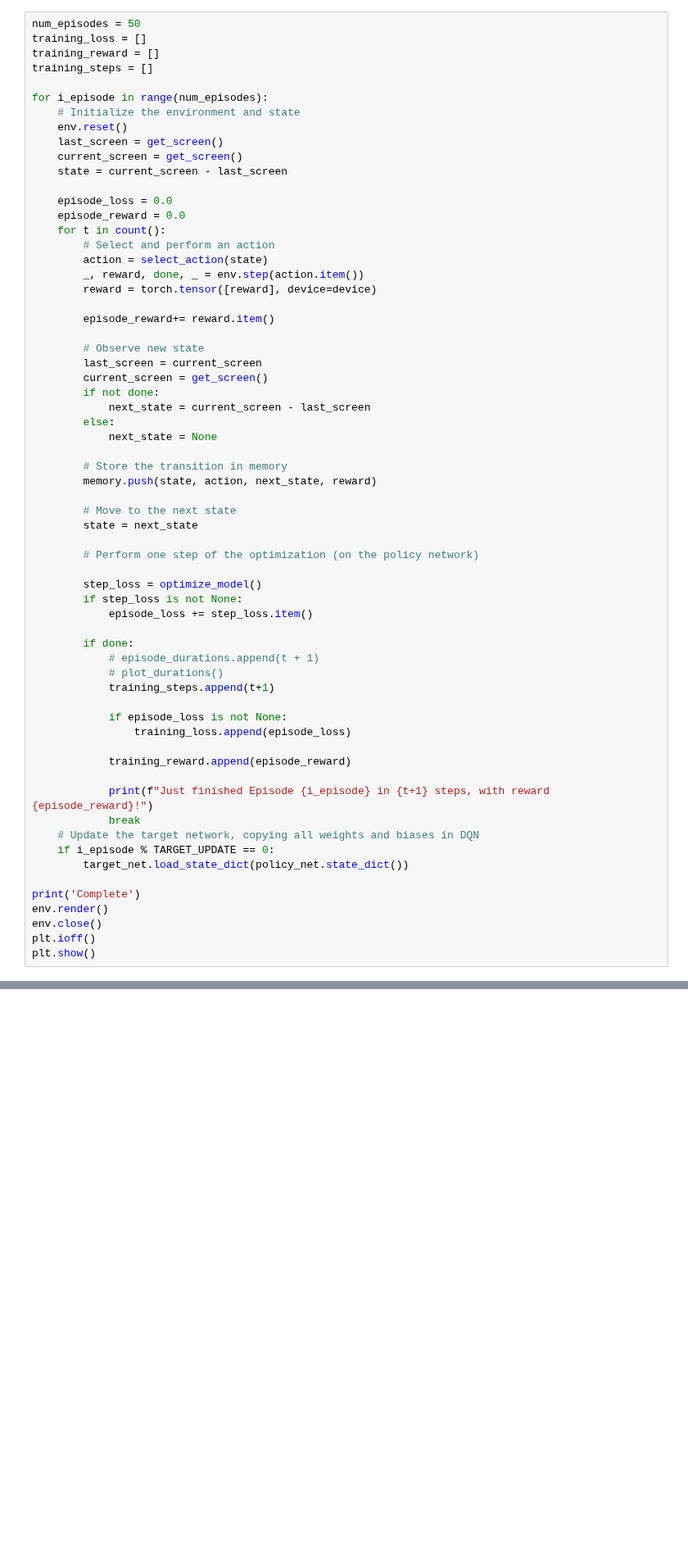
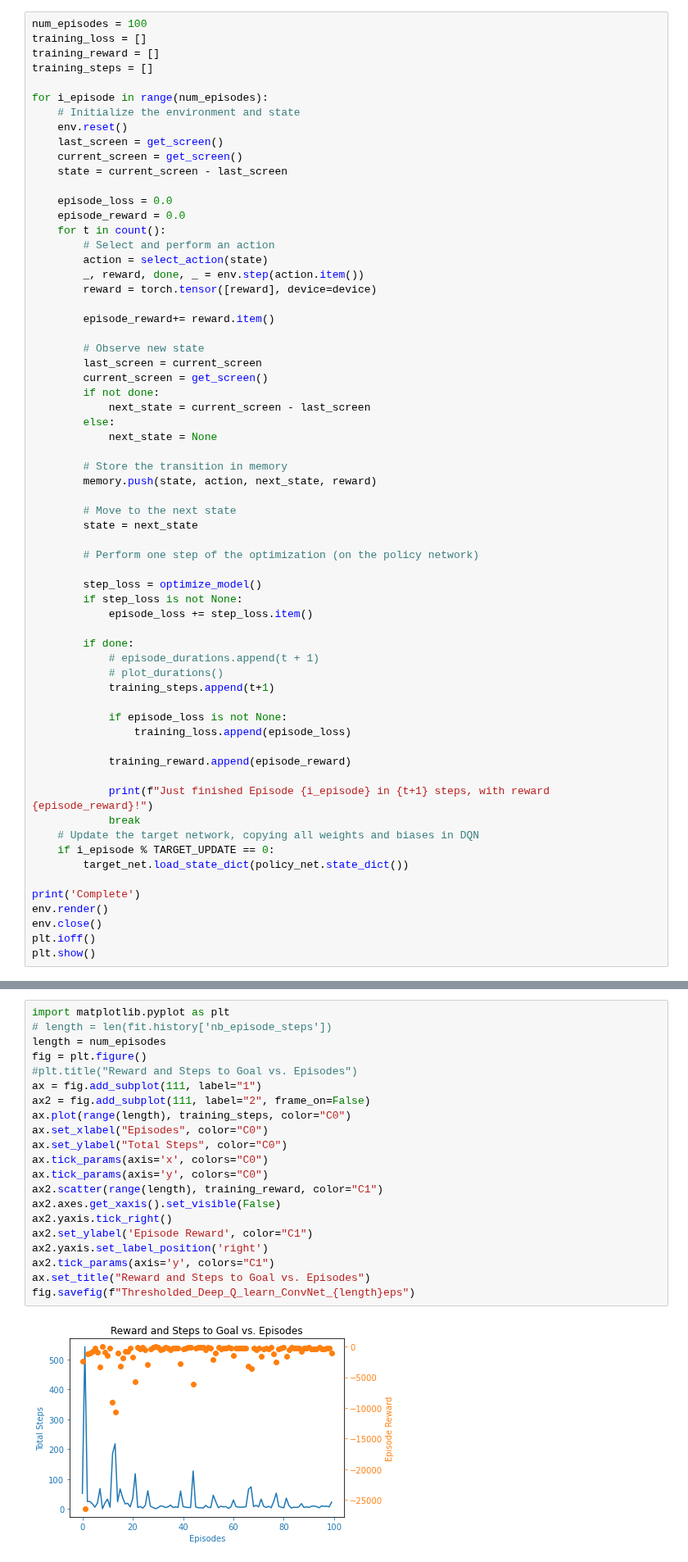
Before and after one commit to aasong113/CT_View_Planning_DeepRL, a Jupyter notebook: gym-child_thresholded_NN/torch_DQN.ipynb, the cells around one changed output, grey strips where cells are left out. Shown at 82% size. Cells and saved outputs as stored; diff of their text form; blank space fills up the shorter version.

```diff
--- a/gym-child_thresholded_NN/torch_DQN.ipynb
+++ b/gym-child_thresholded_NN/torch_DQN.ipynb
@@ -414,7 +414,7 @@ def optimize_model():
 
     return loss
 # %%
-num_episodes = 50
+num_episodes = 100
 training_loss = []
 training_reward = []
 training_steps = []
@@ -498,0 +498,23 @@ AttributeError: 'NoneType' object has no attribute 'transpose'
+# %%
+import matplotlib.pyplot as plt
+# length = len(fit.history['nb_episode_steps'])
+length = num_episodes
+fig = plt.figure()
+#plt.title("Reward and Steps to Goal vs. Episodes")
+ax = fig.add_subplot(111, label="1")
+ax2 = fig.add_subplot(111, label="2", frame_on=False)
+ax.plot(range(length), training_steps, color="C0")
+ax.set_xlabel("Episodes", color="C0")
+ax.set_ylabel("Total Steps", color="C0")
+ax.tick_params(axis='x', colors="C0")
+ax.tick_params(axis='y', colors="C0")
+ax2.scatter(range(length), training_reward, color="C1")
+ax2.axes.get_xaxis().set_visible(False)
+ax2.yaxis.tick_right()
+ax2.set_ylabel('Episode Reward', color="C1")
+ax2.yaxis.set_label_position('right')
+ax2.tick_params(axis='y', colors="C1")
+ax.set_title("Reward and Steps to Goal vs. Episodes")
+fig.savefig(f"Thresholded_Deep_Q_learn_ConvNet_{length}eps")
+# %% [output]
+[figure, added]
```
Also changed, not shown: parts of 3 cells of this notebook, 2 other files.
